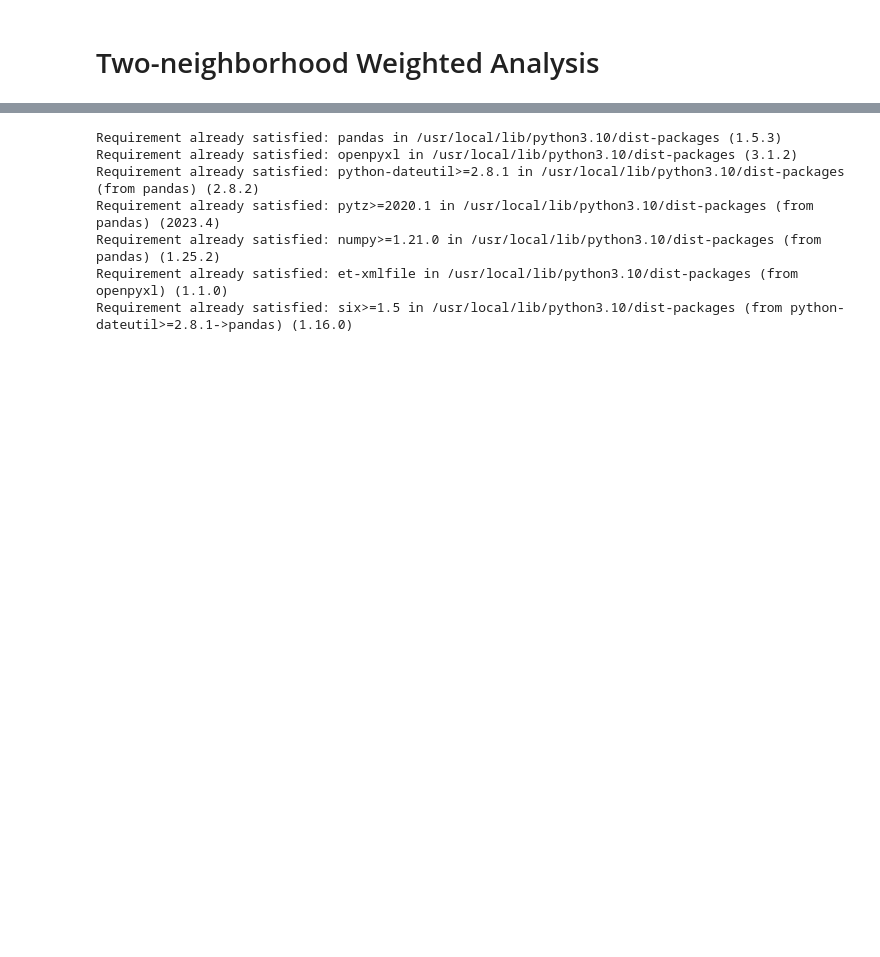
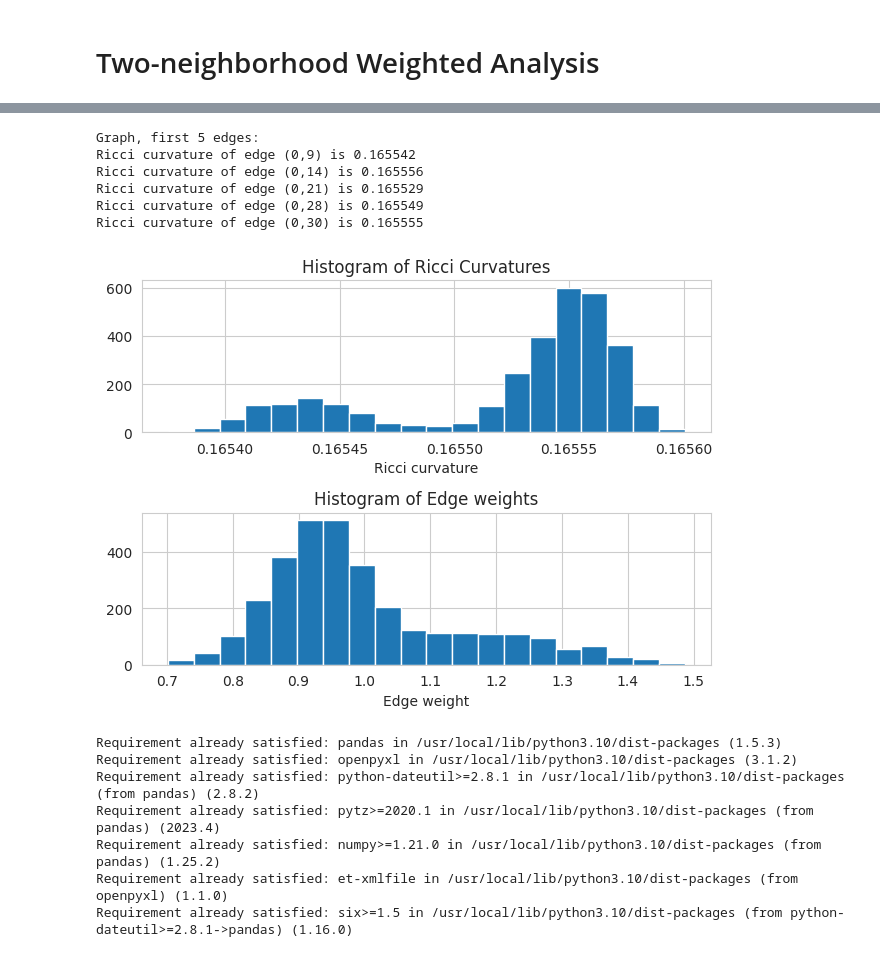
Before and after one commit to jofu-tofu/Research, a Jupyter notebook: Ricci_Curvature_Research.ipynb, the cells around one changed output, grey strips where cells are left out. Drawn from its saved outputs; the diff is of its cells as text; code cells hidden in the pictures; blank space fills up the shorter version.

```diff
--- a/Ricci_Curvature_Research.ipynb
+++ b/Ricci_Curvature_Research.ipynb
@@ -388,3 +416,13 @@ draw_graph(weighted_data[(0.85,0.85)][5])
+# %%
+show_results(weighted_data[(0.5,0.7)][5])
+# %% [output]
+Graph, first 5 edges:
+Ricci curvature of edge (0,9) is 0.165542
+Ricci curvature of edge (0,14) is 0.165556
+Ricci curvature of edge (0,21) is 0.165529
+Ricci curvature of edge (0,28) is 0.165549
+Ricci curvature of edge (0,30) is 0.165555
+[figure, added]
 # %%
 !pip install pandas openpyxl
 
```
Also changed, not shown: parts of 32 cells of this notebook, 2 other files.
